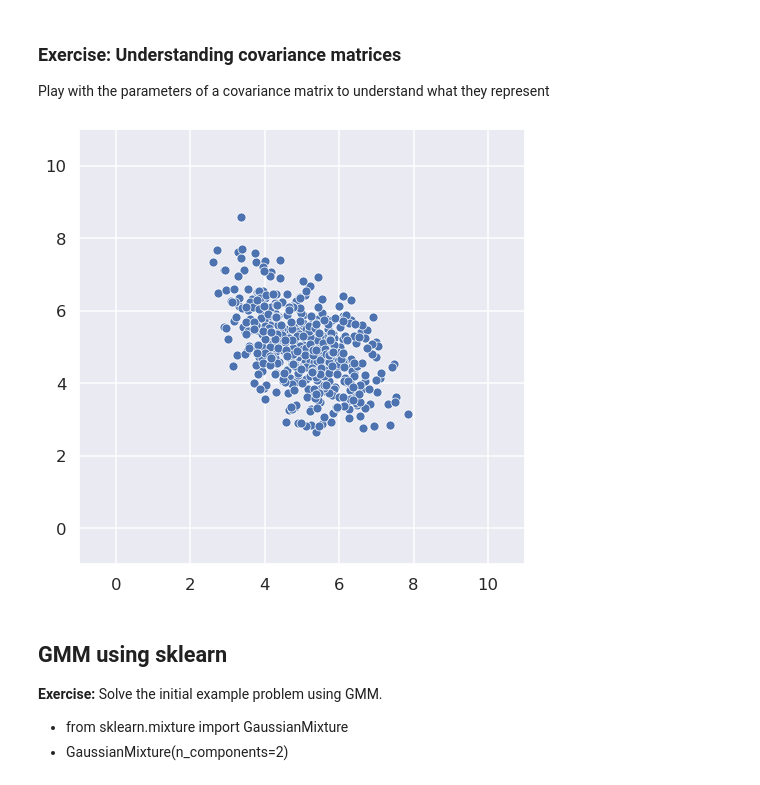
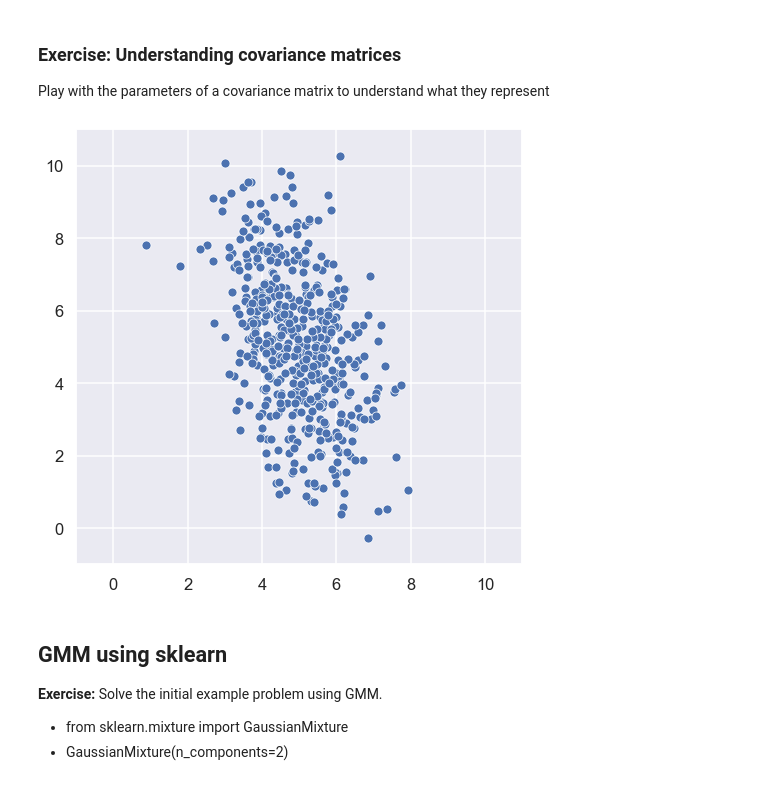
Before and after one commit to jorisguerin/clusteringLectures, a Jupyter notebook: Lectures/Slides_GMM.ipynb, the cells around one changed output. Drawn from its saved outputs; the diff is of its cells as text; code cells hidden in the pictures.

```diff
--- a/Lectures/Slides_GMM.ipynb
+++ b/Lectures/Slides_GMM.ipynb
@@ -622,17 +622,17 @@ The principle remains the same: EM-algorithm
 Play with the parameters of a covariance matrix to understand what they represent
 # %%
 mean = np.array([5, 5])
-cov = np.array([[1, -0.5], [-0.5, 1]])
+cov = np.array([[1, -1], [-1, 5]])
 
 n_points = 500
 
 data_test_cov = np.random.multivariate_normal(mean=mean, cov=cov, size=n_points)
 
 sns.scatterplot(x=data_test_cov[:, 0], y=data_test_cov[:,1])
 plt.axis([-1, 11, -1, 11])
 plt.show()
 # %% [output]
-[figure, old version]
+[figure, new version]
 # %% [markdown]
 ## GMM using sklearn
 
```
Also changed, not shown: parts of 1 cell of this notebook, 1 other file.
